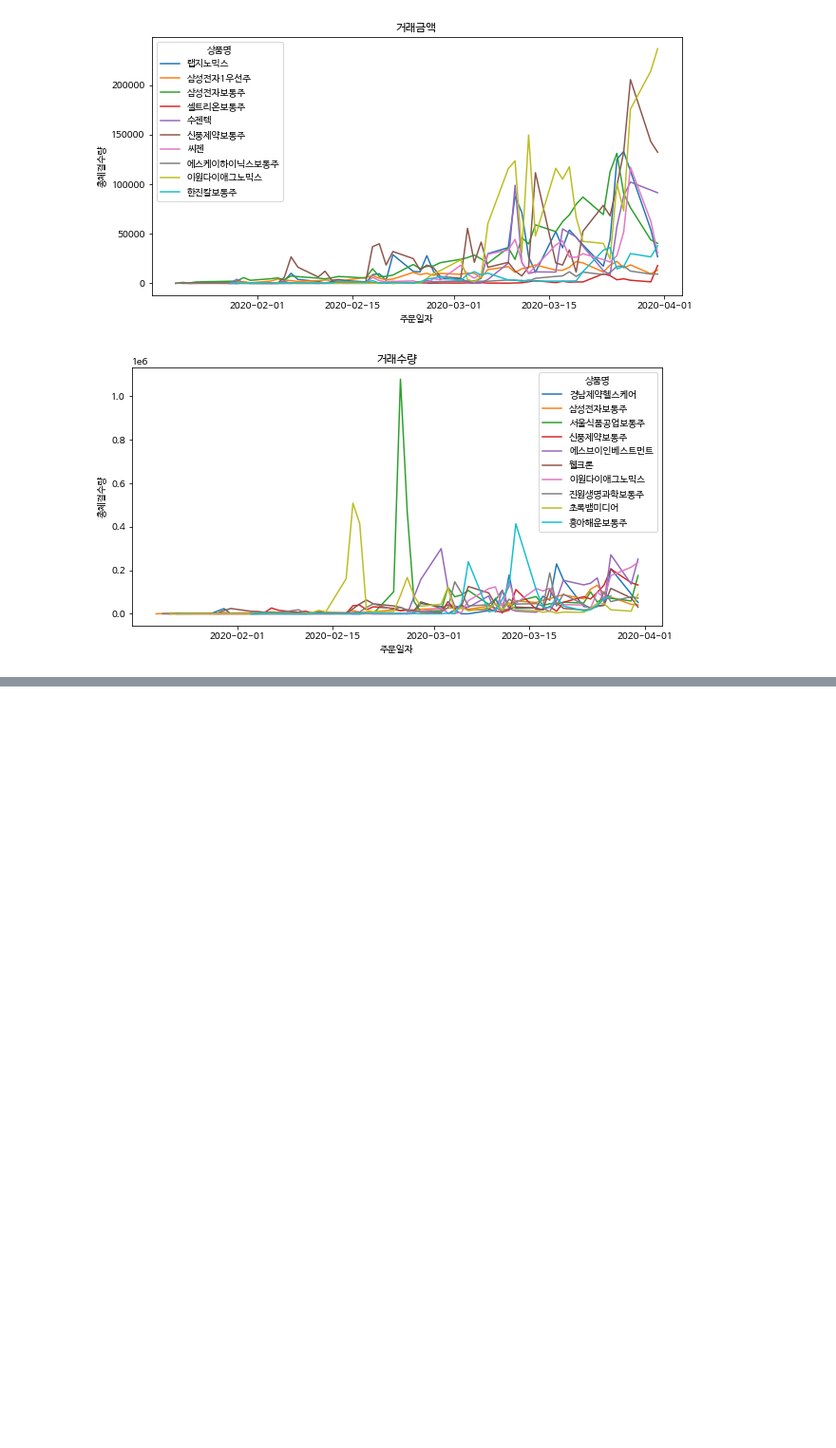
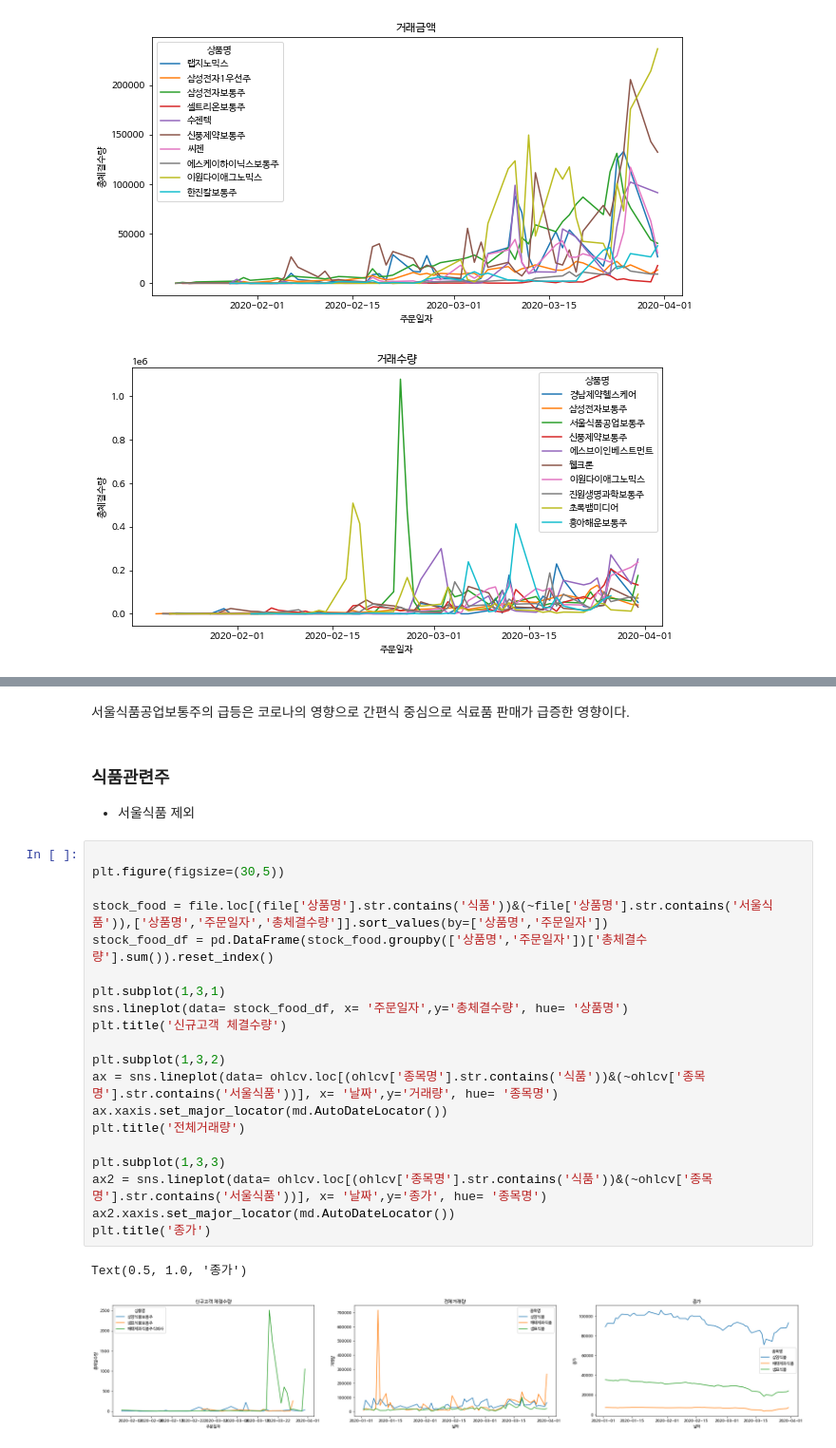
Before and after one commit to christine127/Portfolio_Recommendation_Project, a Jupyter notebook: 프로젝트_EDA.ipynb, the cells around one changed output, grey strips where cells are left out. Shown at 95% size. Drawn from its saved outputs; the diff is of its cells as text; blank space fills up the shorter version.

```diff
--- a/프로젝트_EDA.ipynb
+++ b/프로젝트_EDA.ipynb
@@ -280,0 +314,28 @@ Text(0.5, 1.0, '총체결수량')
+# %% [markdown]
+서울식품공업보통주의 급등은 코로나의 영향으로 간편식 중심으로 식료품 판매가 급증한 영향이다.
+# %% [markdown]
+### 식품관련주
+- 서울식품 제외
+# %%
+
+plt.figure(figsize=(30,5))
+
+stock_food = file.loc[(file['상품명'].str.contains('식품'))&(~file['상품명'].str.contains('서울식품')),['상품명','주문일자','총체결수량']].sort_values(by=['상품명','주문일자'])
+stock_food_df = pd.DataFrame(stock_food.groupby(['상품명','주문일자'])['총체결수량'].sum()).reset_index()
+
+plt.subplot(1,3,1)
+sns.lineplot(data= stock_food_df, x= '주문일자',y='총체결수량', hue= '상품명')
+plt.title('신규고객 체결수량')
+
+plt.subplot(1,3,2)
+ax = sns.lineplot(data= ohlcv.loc[(ohlcv['종목명'].str.contains('식품'))&(~ohlcv['종목명'].str.contains('서울식품'))], x= '날짜',y='거래량', hue= '종목명')
+ax.xaxis.set_major_locator(md.AutoDateLocator())
+plt.title('전체거래량')
+
+plt.subplot(1,3,3)
+ax2 = sns.lineplot(data= ohlcv.loc[(ohlcv['종목명'].str.contains('식품'))&(~ohlcv['종목명'].str.contains('서울식품'))], x= '날짜',y='종가', hue= '종목명')
+ax2.xaxis.set_major_locator(md.AutoDateLocator())
+plt.title('종가')
+# %% [output]
+Text(0.5, 1.0, '종가')
+[figure, added]
```
Also changed, not shown: parts of 13 cells of this notebook.
